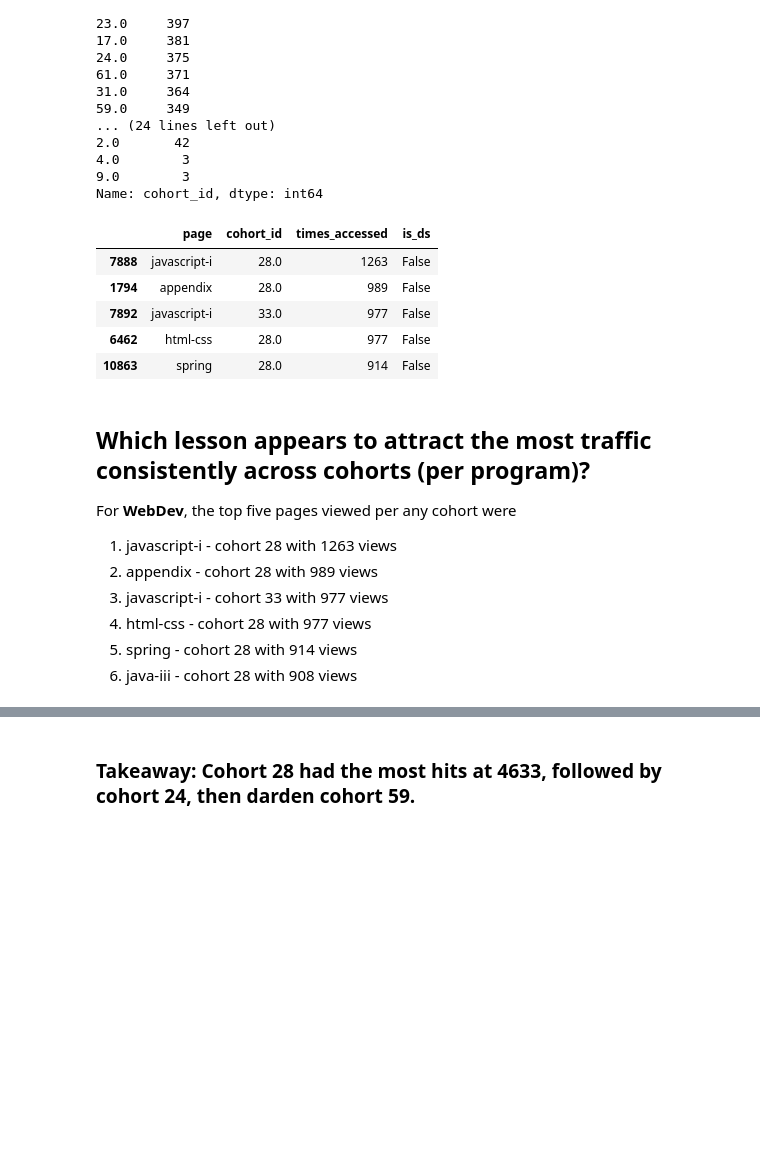
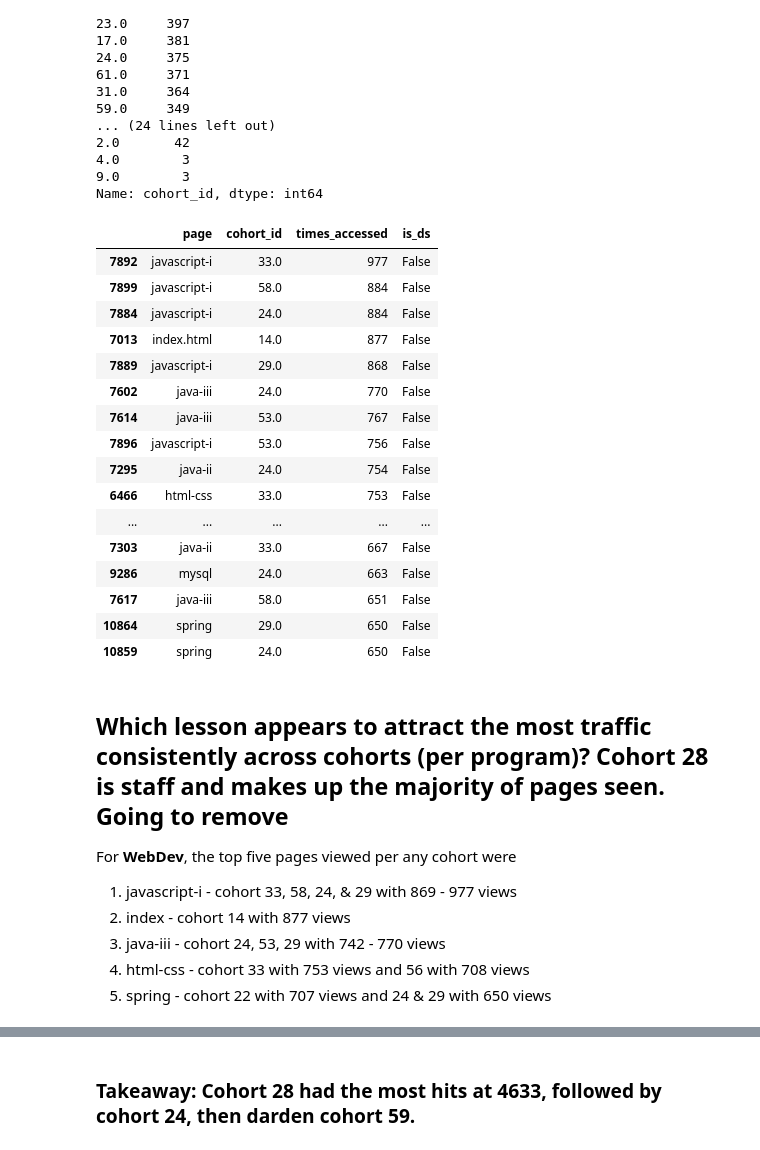
Before and after one commit to george887/time_series_project, a Jupyter notebook: explore.ipynb, the cells around one changed output, grey strips where cells are left out. Cells and saved outputs as stored; diff of their text form; code cells hidden in the pictures; blank space fills up the shorter version.

```diff
--- a/explore.ipynb
+++ b/explore.ipynb
@@ -207,7 +207,6 @@ df2.head()
 # %%
 df2 = df2.sort_values(by= 'cohort_id', ascending = False)
 df2.head()
-df2 = df2[]
 # %% [output]
 |  | page | cohort_id | times_accessed |
 | 7094 | java-i | 62.0 | 22 |
@@ -326,33 +325,45 @@ df2 = df2[df2.page != 'search/search_index.json']
 # %%
 # Creating pages accessed data frame to see how many times ds students hit different pages
 
 # sorting by the times accessed from highest to lowest
 wdev_pgs_accessed_df = df2.sort_values(by = 'times_accessed', ascending=False)
 
 # adding mask to destinguish between ds and web_dev students
 wdev_pgs_accessed_df['is_ds'] = wdev_pgs_accessed_df.cohort_id.isin([30,34,55,59])
 
 # Selecting only ds students
 wdev_pgs_accessed_df = wdev_pgs_accessed_df[wdev_pgs_accessed_df.is_ds == False]
 
-# Going to drop search/search_index.json as it adds no value in regards to the curriculum
+# Going to drop search/search_index.json as it adds no value in regards to the curriculum and
+# dropping staff cohort
 
 wdev_pgs_accessed_df = wdev_pgs_accessed_df[wdev_pgs_accessed_df.page != 'search/search_index.json']
-wdev_pgs_accessed_df.head(5)
+wdev_pgs_accessed_df = wdev_pgs_accessed_df[wdev_pgs_accessed_df.cohort_id != 28]
+wdev_pgs_accessed_df.head(25)
 # %% [output]
 |  | page | cohort_id | times_accessed | is_ds |
-| 7888 | javascript-i | 28.0 | 1263 | False |
-| 1794 | appendix | 28.0 | 989 | False |
 | 7892 | javascript-i | 33.0 | 977 | False |
-| 6462 | html-css | 28.0 | 977 | False |
-| 10863 | spring | 28.0 | 914 | False |
+| 7899 | javascript-i | 58.0 | 884 | False |
+| 7884 | javascript-i | 24.0 | 884 | False |
+| 7013 | index.html | 14.0 | 877 | False |
+| 7889 | javascript-i | 29.0 | 868 | False |
+| 7602 | java-iii | 24.0 | 770 | False |
+| 7614 | java-iii | 53.0 | 767 | False |
+| 7896 | javascript-i | 53.0 | 756 | False |
+| 7295 | java-ii | 24.0 | 754 | False |
+| 6466 | html-css | 33.0 | 753 | False |
+| ... | ... | ... | ... | ... |
+| 7303 | java-ii | 33.0 | 667 | False |
+| 9286 | mysql | 24.0 | 663 | False |
+| 7617 | java-iii | 58.0 | 651 | False |
+| 10864 | spring | 29.0 | 650 | False |
+| 10859 | spring | 24.0 | 650 | False |
 # %% [markdown]
-## **Which lesson appears to attract the most traffic consistently across cohorts (per program)?**
+## Which lesson appears to attract the most traffic consistently across cohorts (per program)? Cohort 28 is staff and makes up the majority of pages seen. Going to remove
 For **WebDev**, the top five pages viewed per any cohort were
-1. javascript-i	 - cohort 28 with 1263 views
-2. appendix - cohort 28 with 989 views
-3. javascript-i	- cohort 33 with 977 views
-4. html-css	- cohort 28 with 977 views
-5. spring - cohort 28 with 914 views
-6. java-iii - cohort 28 with 908 views
+1. javascript-i	 - cohort 33, 58, 24, & 29 with 869 - 977 views
+2. index - cohort 14 with 877 views
+3. java-iii	- cohort 24, 53, 29 with 742 - 770 views
+4. html-css	- cohort 33 with 753 views and 56 with 708 views
+5. spring - cohort 22 with 707 views and 24 & 29 with 650 views
 # %%
```
Also changed, not shown: parts of 91 cells of this notebook, 1 other file.
